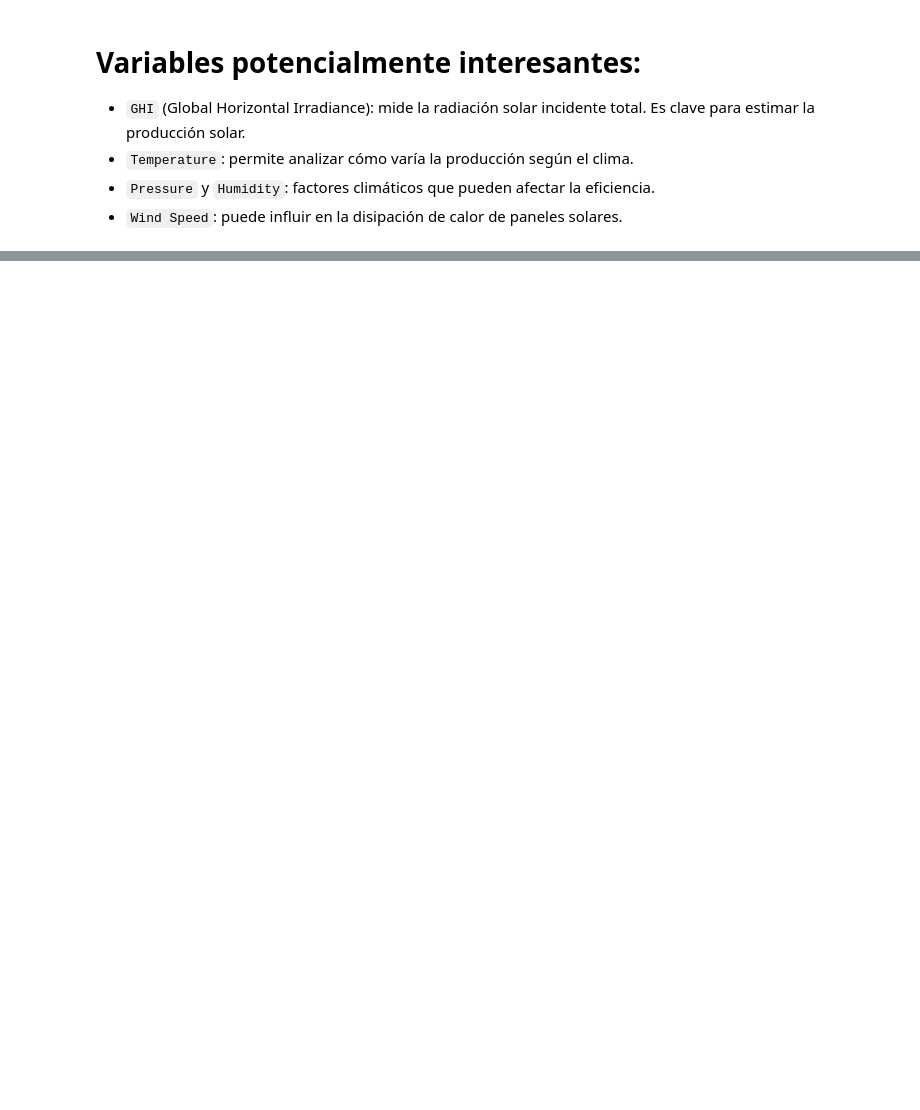
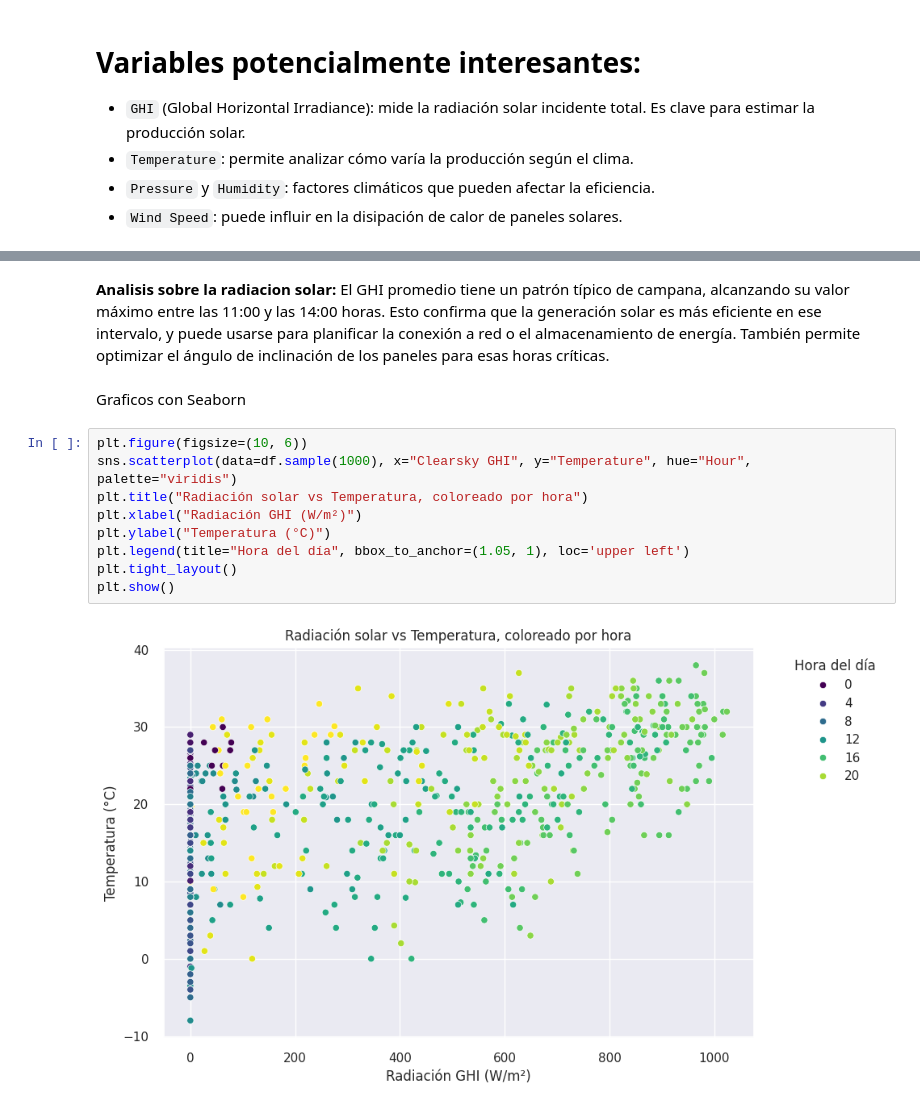
Before and after one commit to Pelado91/data-science-1, a Jupyter notebook: Generacion_Solar_Metzler.ipynb, the cells around one changed output, grey strips where cells are left out. Drawn from its saved outputs; the diff is of its cells as text; blank space fills up the shorter version.

```diff
--- a/Generacion_Solar_Metzler.ipynb
+++ b/Generacion_Solar_Metzler.ipynb
@@ -58,0 +145,15 @@ memory usage: 24.1 MB
+# %% [markdown]
+**Analisis sobre la radiacion solar:** El GHI promedio tiene un patrón típico de campana, alcanzando su valor máximo entre las 11:00 y las 14:00 horas. Esto confirma que la generación solar es más eficiente en ese intervalo, y puede usarse para planificar la conexión a red o el almacenamiento de energía. También permite optimizar el ángulo de inclinación de los paneles para esas horas críticas.
+# %% [markdown]
+Graficos con Seaborn
+# %%
+plt.figure(figsize=(10, 6))
+sns.scatterplot(data=df.sample(1000), x="Clearsky GHI", y="Temperature", hue="Hour", palette="viridis")
+plt.title("Radiación solar vs Temperatura, coloreado por hora")
+plt.xlabel("Radiación GHI (W/m²)")
+plt.ylabel("Temperatura (°C)")
+plt.legend(title="Hora del día", bbox_to_anchor=(1.05, 1), loc='upper left')
+plt.tight_layout()
+plt.show()
+# %% [output]
+[figure, added]
```
Also changed, not shown: parts of 16 cells of this notebook.
